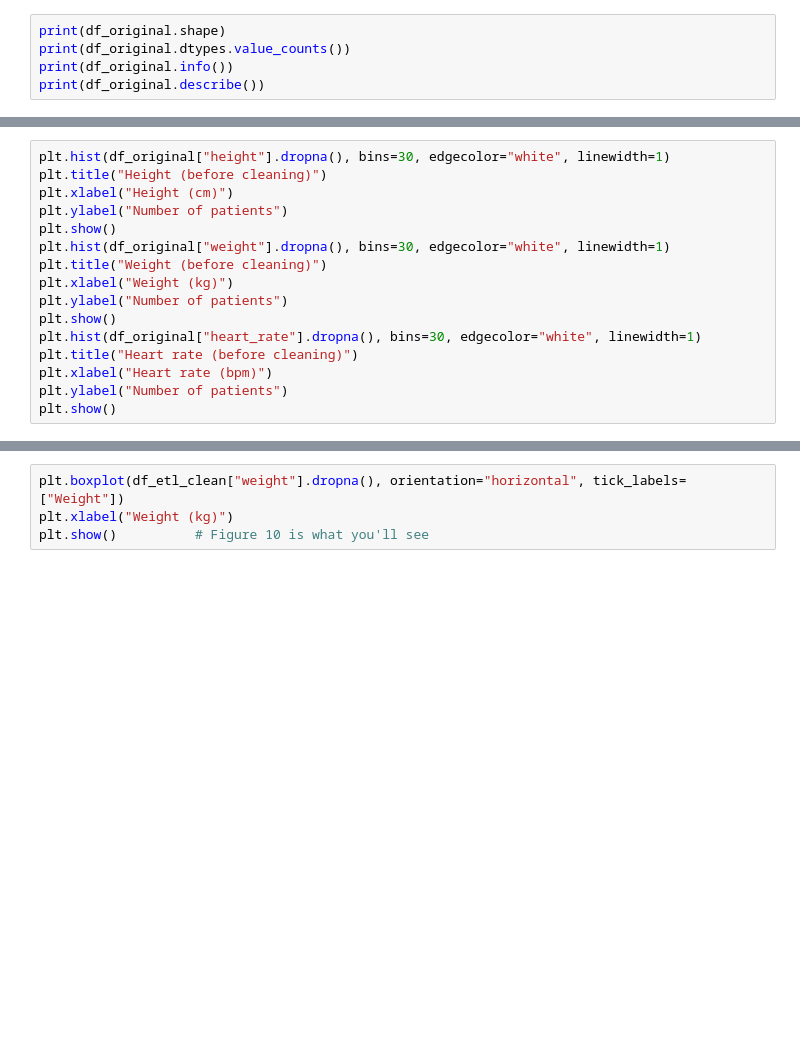
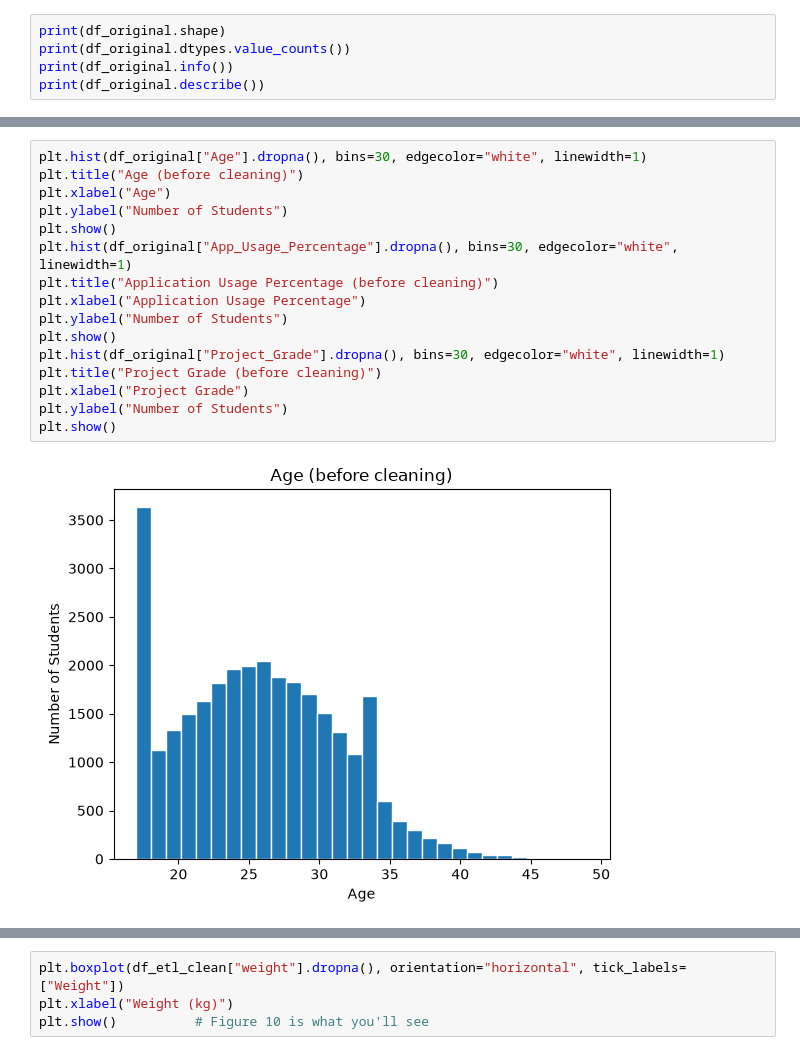
Before and after one commit to adithya-blip111/data_ai_project, a Jupyter notebook: src/data_ai_project.ipynb, the cells around one changed output, grey strips where cells are left out. Cells and saved outputs as stored; diff of their text form; blank space fills up the shorter version.

```diff
--- a/src/data_ai_project.ipynb
+++ b/src/data_ai_project.ipynb
@@ -322,16 +278,18 @@ plt.show()
 # %%
-plt.hist(df_original["height"].dropna(), bins=30, edgecolor="white", linewidth=1)
-plt.title("Height (before cleaning)")
-plt.xlabel("Height (cm)")
-plt.ylabel("Number of patients")
+plt.hist(df_original["Age"].dropna(), bins=30, edgecolor="white", linewidth=1)
+plt.title("Age (before cleaning)")
+plt.xlabel("Age")
+plt.ylabel("Number of Students")
 plt.show()
-plt.hist(df_original["weight"].dropna(), bins=30, edgecolor="white", linewidth=1)
-plt.title("Weight (before cleaning)")
-plt.xlabel("Weight (kg)")
-plt.ylabel("Number of patients")
+plt.hist(df_original["App_Usage_Percentage"].dropna(), bins=30, edgecolor="white", linewidth=1)
+plt.title("Application Usage Percentage (before cleaning)")
+plt.xlabel("Application Usage Percentage")
+plt.ylabel("Number of Students")
 plt.show()
-plt.hist(df_original["heart_rate"].dropna(), bins=30, edgecolor="white", linewidth=1)
-plt.title("Heart rate (before cleaning)")
-plt.xlabel("Heart rate (bpm)")
-plt.ylabel("Number of patients")
+plt.hist(df_original["Project_Grade"].dropna(), bins=30, edgecolor="white", linewidth=1)
+plt.title("Project Grade (before cleaning)")
+plt.xlabel("Project Grade")
+plt.ylabel("Number of Students")
 plt.show()
+# %% [output]
+[figure, added]
```
Also changed, not shown: parts of 14 cells of this notebook, 3 other files.
